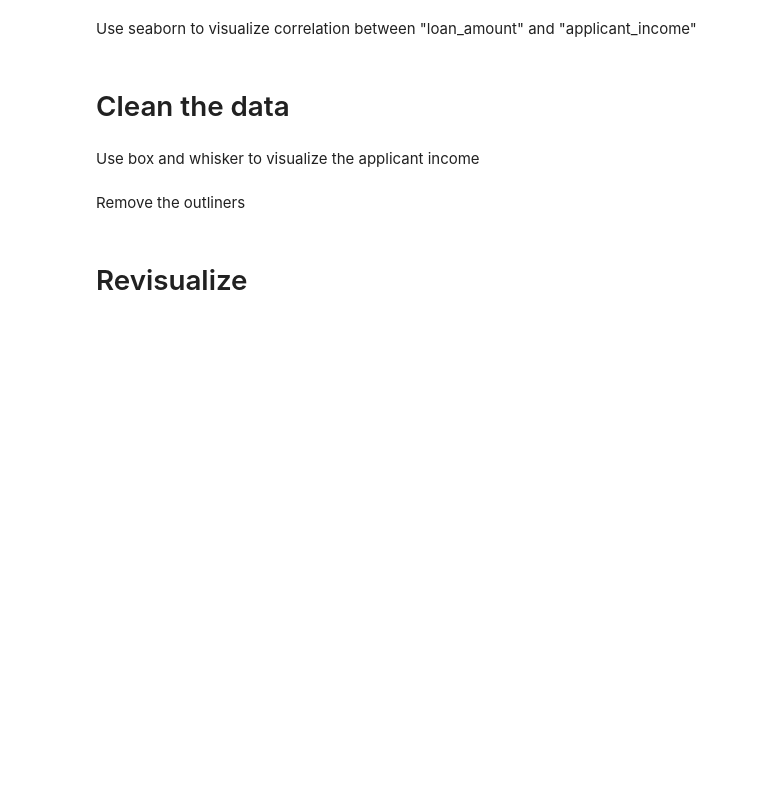
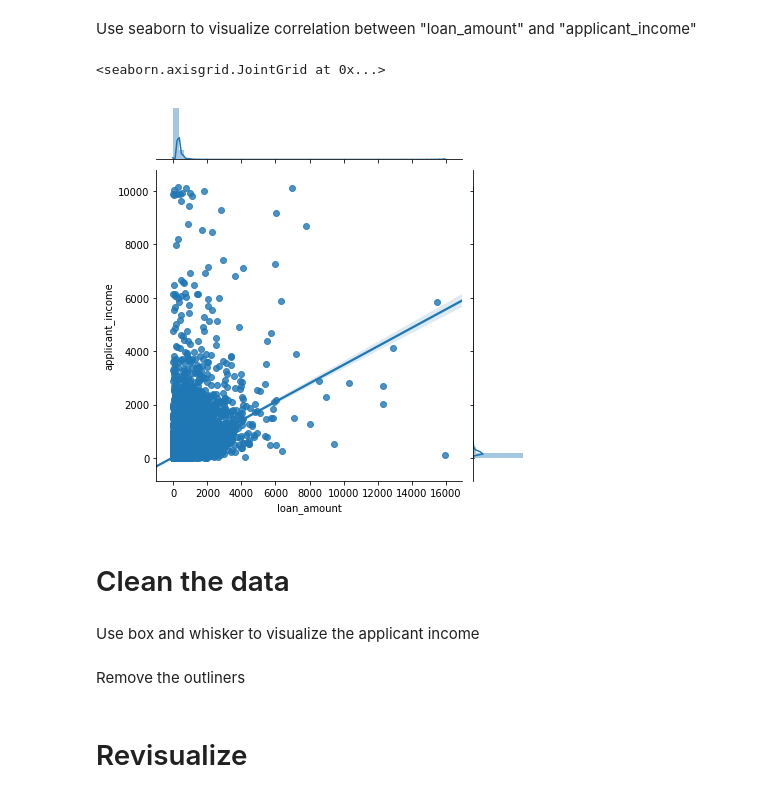
Before and after one commit to peter-ohara/Capstone1, a Jupyter notebook: Capstone.ipynb, the cells around one changed output. Saved outputs shown, nothing was run; the diff lists cells and outputs as text; code cells hidden in the pictures; blank space fills up the shorter version.

```diff
--- a/Capstone.ipynb
+++ b/Capstone.ipynb
@@ -55,5 +215,11 @@ Distribution of applicant_income using histogram with a random
 # %% [markdown]
 Use seaborn to visualize correlation between "loan_amount" and "applicant_income"
+# %%
+g = sns.JointGrid(x='loan_amount', y='applicant_income', data=training_data)
+g.plot(sns.regplot, sns.distplot)
+# %% [output]
+<seaborn.axisgrid.JointGrid at 0x...>
+[figure, added]
 # %% [markdown]
 # Clean the data
 # %% [markdown]
```
Also changed, not shown: parts of 20 cells of this notebook, 4 other files.
